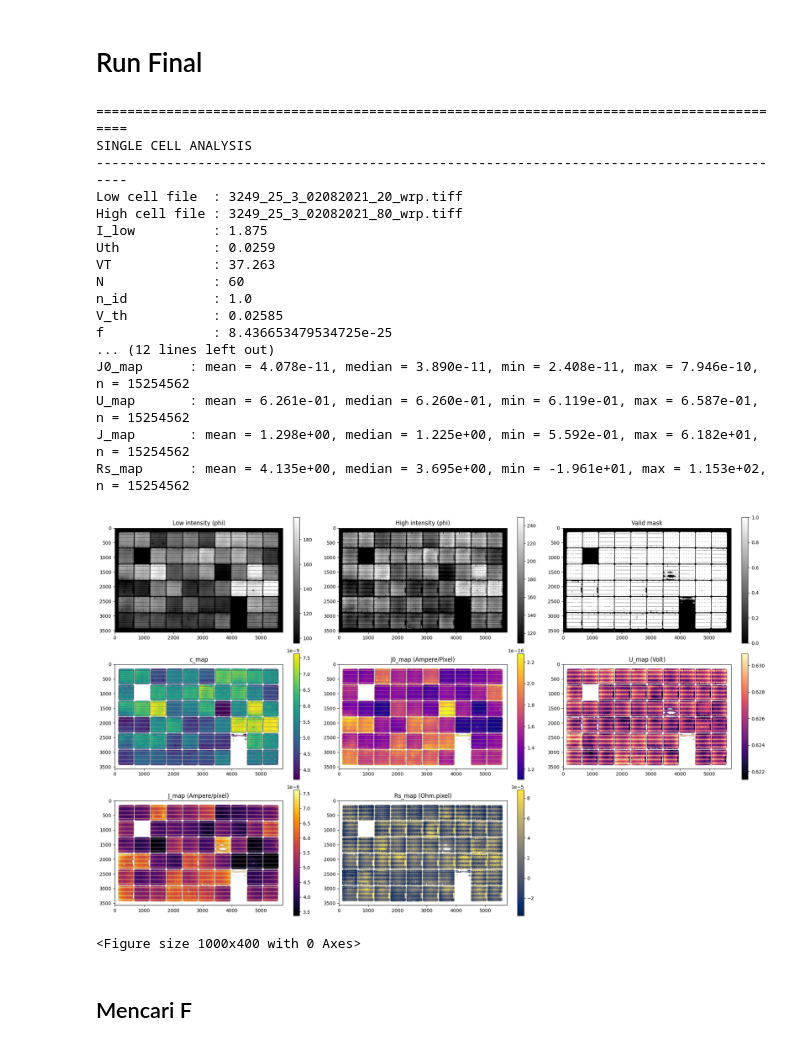
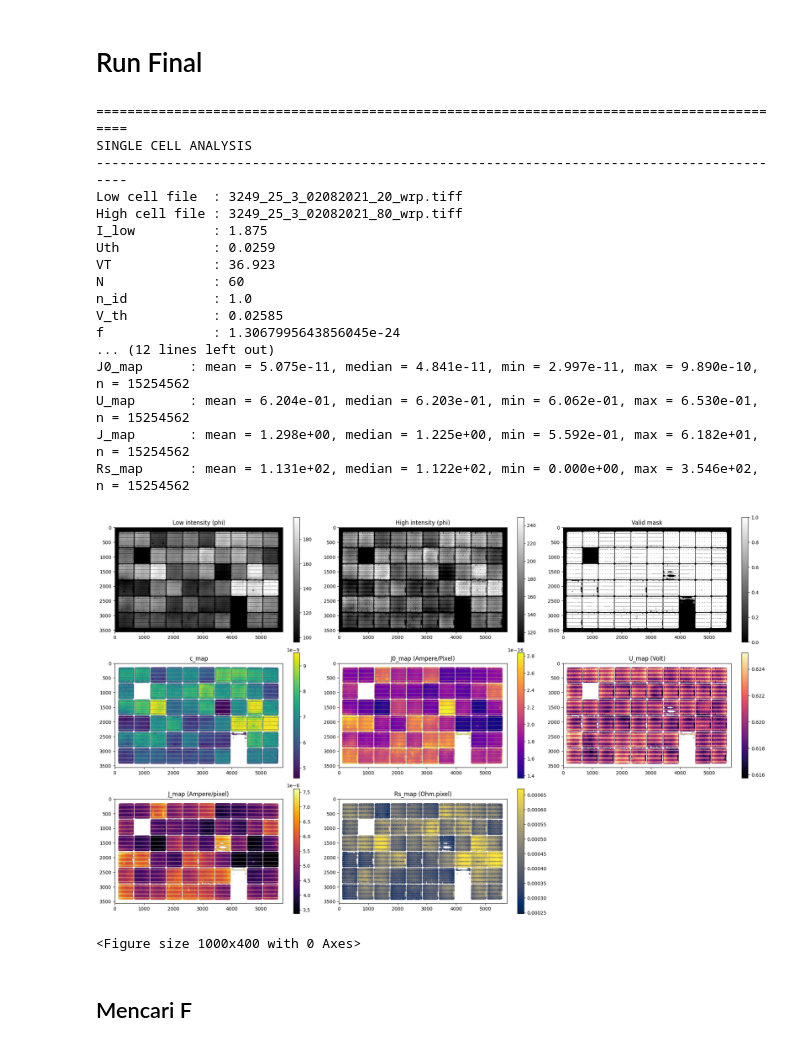
Before and after one commit to Kakozi/kodethesis, a Jupyter notebook: sdm_try_modul_fbymodul2.ipynb, the cells around one changed output. Drawn from its saved outputs; the diff is of its cells as text; code cells hidden in the pictures.

```diff
--- a/sdm_try_modul_fbymodul2.ipynb
+++ b/sdm_try_modul_fbymodul2.ipynb
@@ -296,33 +296,28 @@ def compute_U_map(phi: np.ndarray, c_map: np.ndarray, Uth: float, mask: np.ndarr
     U[safe] = Uth * np.log(phi[safe] / c_map[safe])
     return U
 
-def estimate_Vi_from_brightest(phi: np.ndarray, U_map: np.ndarray, mask: np.ndarray,
-                               exclude_top_percent: float = 0.1,
-                               band_width_percent: float = 0.4) -> float:
+def estimate_Vi_from_brightest(
+    phi: np.ndarray,
+    U_map: np.ndarray,
+    mask: np.ndarray,
+    min_valid_pixels: int = 50
+) -> float:
     """
-    Vi diambil dari area paling terang (brightest spot), exclude top 0.1% intensitas
-    untuk menghindari outlier/saturasi. Vi = median(U) di band intensitas near-brightest.
+    Estimasi Vi dari nilai maksimum U_map pada area valid.
+
+    Asumsi:
+    - Outlier/saturasi pada phi dan U_map sudah dibersihkan sebelum fungsi ini.
+    - Vi dianggap sebagai tegangan internal maksimum pada area valid.
     """
+
     safe = mask & np.isfinite(U_map) & np.isfinite(phi)
-    vals = phi[safe]
-    if vals.size < 50:
+
+    if np.count_nonzero(safe) < min_valid_pixels:
         raise ValueError("Terlalu sedikit pixel valid untuk estimasi Vi.")
 
-    p_hi = 100.0 - exclude_top_percent       # contoh 99.9
-    p_lo = max(p_hi - band_width_percent, 0) # contoh 99.5
+    Vi = np.nanmax(U_map[safe])
 
-    thr_hi = np.percentile(vals, p_hi)
-    thr_lo = np.percentile(vals, p_lo)
-
-    band = safe & (phi >= thr_lo) & (phi <= thr_hi)
-    U_band = U_map[band]
-
-    if U_band.size == 0:
-        # fallback: ambil U maksimum di bawah thr_hi
-        cand = safe & (phi <= thr_hi)
-        return float(np.nanmax(U_map[cand]))
-
-    return float(np.nanmedian(U_band))
+    return float(Vi)
 
 def compute_J_map(J0_map: np.ndarray, U_map: np.ndarray, Uth: float, mask: np.ndarray) -> np.ndarray:
     """
@@ -1284,40 +1232,40 @@ low_cell_path  = r"C:\Users\Ghozy Abror\OneDrive - Institut Teknologi Bandung\Ka
 high_cell_path = r"C:\Users\Ghozy Abror\OneDrive - Institut Teknologi Bandung\Karirku\UNSW\Thesis\Coding\EL\3249_25_3_02082021_80_wrp.tiff"
 
 I_low = 1.875
 Uth = 0.0259
-VT = 37.263
+VT = 36.923
 N = 60   # coba mulai dari 1 kalau memang image-nya satu cell
 
 out = run_single_cell_analysis(
     low_cell_path=low_cell_path,
     high_cell_path=high_cell_path,
     #low_resolution_path  = r"C:\Users\Ghozy Abror\OneDrive - Institut Teknologi Bandung\Karirku\UNSW\Thesis\Coding\EL_cell_low_res\3249_25_3_02082021_20", #folder yang berisi 60 cell images untuk low bias
     I_low=I_low,
     Uth=Uth,
     VT=VT,
     N=N,
     min_valid_intensity= 1e-6,
     display=True
 )
 # %% [output]
 ==========================================================================================
 SINGLE CELL ANALYSIS
 ------------------------------------------------------------------------------------------
 Low cell file  : 3249_25_3_02082021_20_wrp.tiff
 High cell file : 3249_25_3_02082021_80_wrp.tiff
 I_low          : 1.875
 Uth            : 0.0259
-VT             : 37.263
+VT             : 36.923
 N              : 60
 n_id           : 1.0
 V_th           : 0.02585
-f              : 8.436653479534725e-25
+f              : 1.3067995643856045e-24
 ... (12 lines left out)
-J0_map      : mean = 4.078e-11, median = 3.890e-11, min = 2.408e-11, max = 7.946e-10, n = 15254562
-U_map       : mean = 6.261e-01, median = 6.260e-01, min = 6.119e-01, max = 6.587e-01, n = 15254562
+J0_map      : mean = 5.075e-11, median = 4.841e-11, min = 2.997e-11, max = 9.890e-10, n = 15254562
+U_map       : mean = 6.204e-01, median = 6.203e-01, min = 6.062e-01, max = 6.530e-01, n = 15254562
 J_map       : mean = 1.298e+00, median = 1.225e+00, min = 5.592e-01, max = 6.182e+01, n = 15254562
-Rs_map      : mean = 4.135e+00, median = 3.695e+00, min = -1.961e+01, max = 1.153e+02, n = 15254562
+Rs_map      : mean = 1.131e+02, median = 1.122e+02, min = 0.000e+00, max = 3.546e+02, n = 15254562
-[figure, old version]
+[figure, new version]
 <Figure size 1000x400 with 0 Axes>
 # %% [markdown]
 ## Mencari F
```
Also changed, not shown: parts of 3 cells of this notebook, 3 other files.
